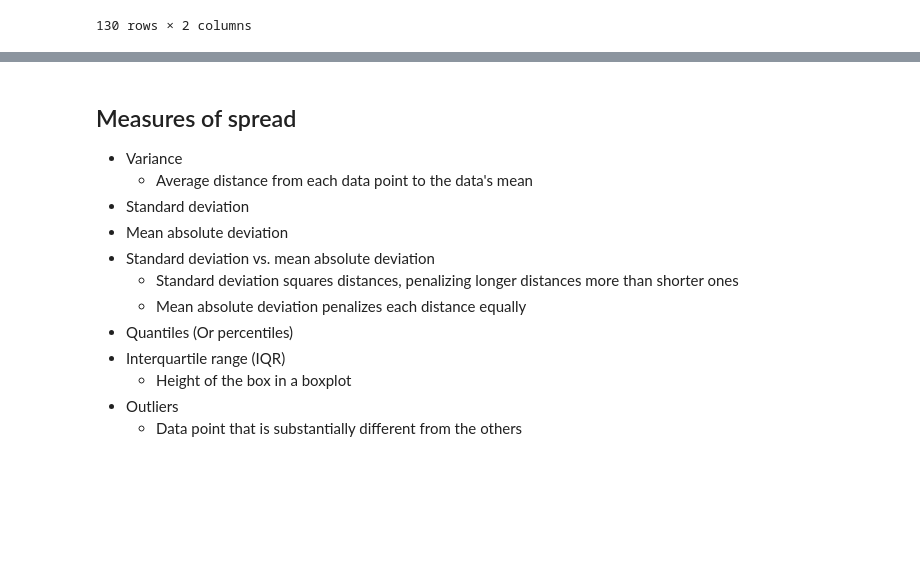
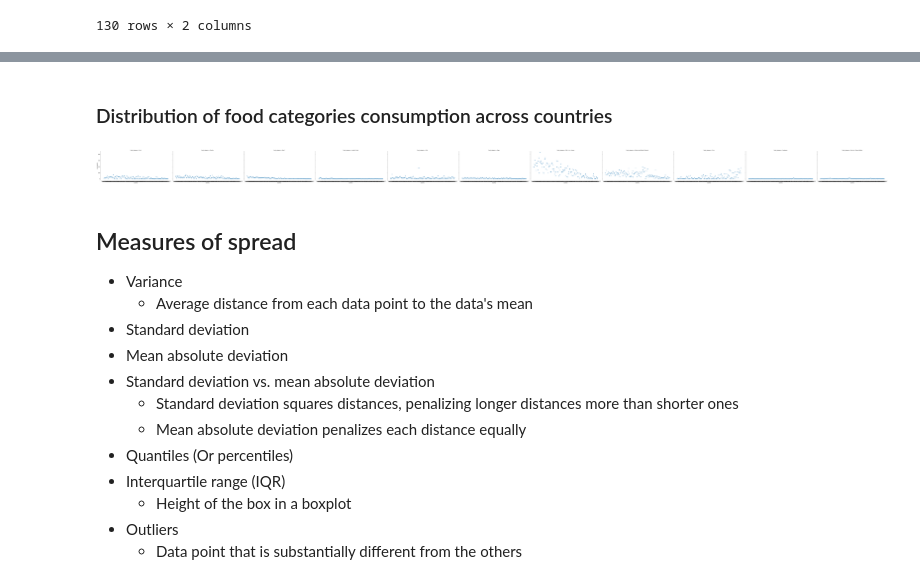
Before and after one commit to Starburned7/data-analytics-projects, a Jupyter notebook: Food_consumption.ipynb, the cells around one changed output, grey strips where cells are left out. Cells and saved outputs as stored; diff of their text form; code cells hidden in the pictures; blank space fills up the shorter version.

```diff
--- a/Food_consumption.ipynb
+++ b/Food_consumption.ipynb
@@ -80,3 +103,10 @@ df.groupby('country')['co2_emmission'].agg([np.mean, np.median]).sort_values(by=
+# %% [markdown]
+### Distribution of food categories consumption across countries
+# %%
+sns.relplot(data=df, x='country', y='consumption',
+            kind='scatter', col='food_category', height=5, aspect=2);
+# %% [output]
+[figure, added]
 # %% [markdown]
 ## Measures of spread
 - Variance
```
Also changed, not shown: parts of 2 cells of this notebook.
